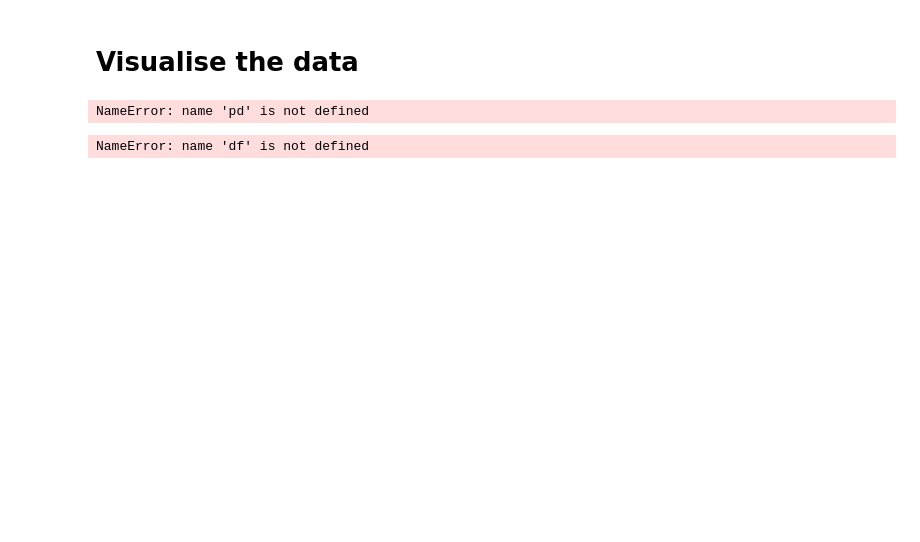
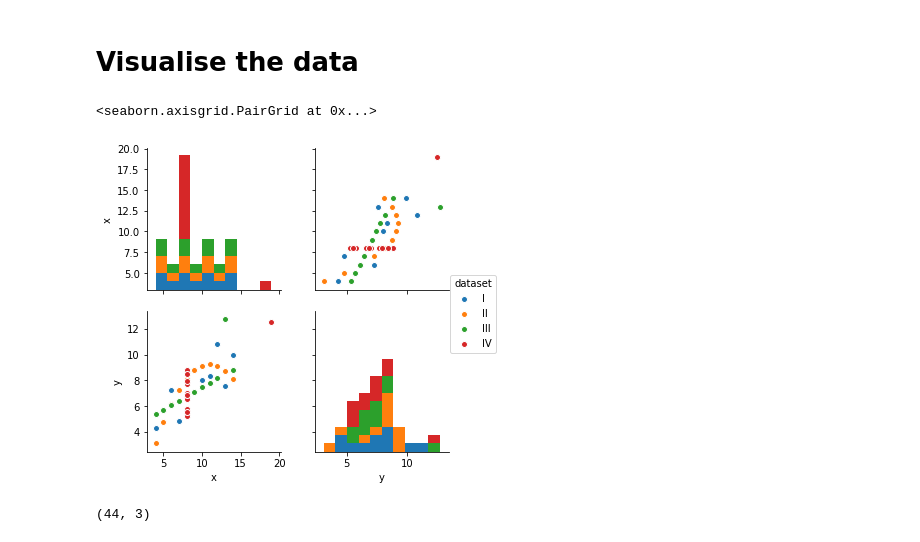
Before and after one commit to lindamonaghan/Anscombe-s_quartet_dataset, a Jupyter notebook: Anscombe’s Quartet Dataset.ipynb, the cells around one changed output. Saved outputs shown, nothing was run; the diff lists cells and outputs as text; code cells hidden in the pictures; blank space fills up the shorter version.

```diff
--- a/Anscombe’s Quartet Dataset.ipynb
+++ b/Anscombe’s Quartet Dataset.ipynb
@@ -39,0 +33,5 @@ df
+# %%
+#read in the datafile from the url provided
+import seaborn as sns #load the seaborn package
+df = sns.load_dataset("anscombe")
+df
@@ -40,11 +56,11 @@ df
 # %% [markdown]
 # Visualise the data
-# %%
-df = pd.read_csv( "https://gist.githubusercontent.com/ericbusboom/b2ac1d366c005cd2ed8c/raw/c92c66e43d144fa9c29dbd602d5af6988e8db533/anscombes.csv")
-# %% [output]
-NameError: name 'pd' is not defined
-# %%
-import seaborn as sns
-sns.pairplot(df)
-# %% [output]
-NameError: name 'df' is not defined
+# %%
+sns.pairplot(df, hue="dataset")
+# %% [output]
+<seaborn.axisgrid.PairGrid at 0x...>
+[figure, added]
+# %%
+df.shape #tell us the shape of the datset
+# %% [output]
+(44, 3)
```
Also changed, not shown: parts of 28 cells of this notebook.
